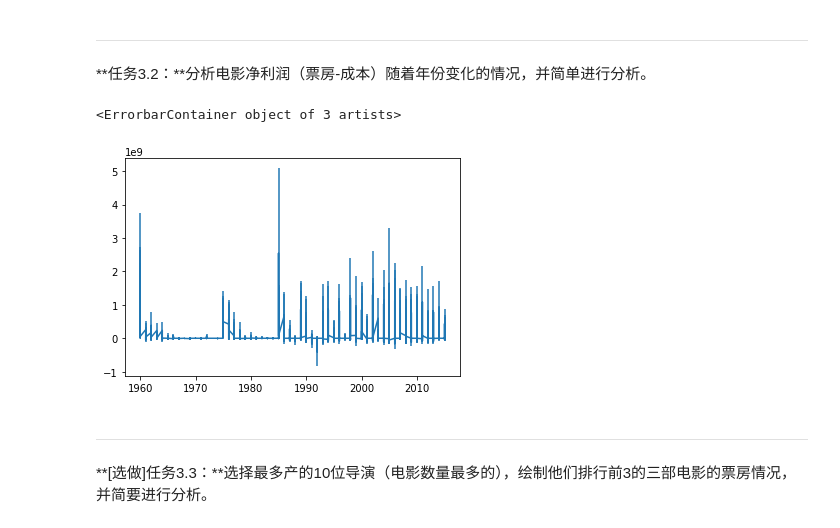
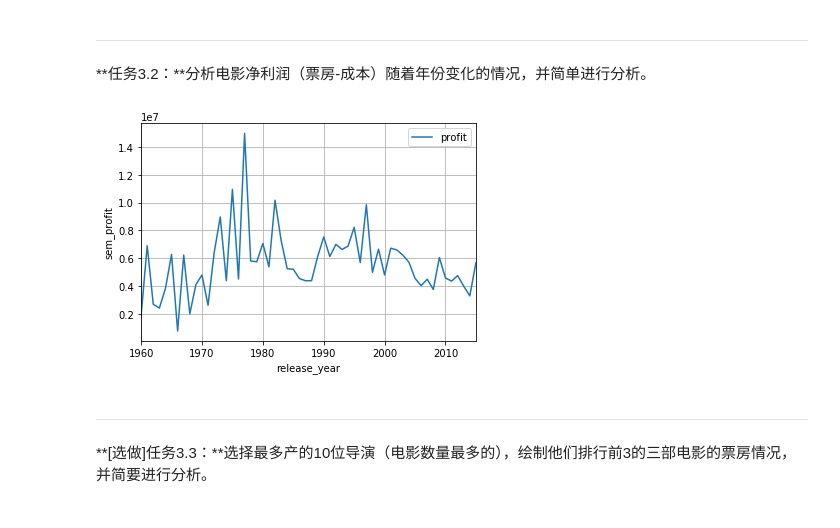
Before and after one commit to amorvos/AIPND-cn, a Jupyter notebook: P2_Explore_Movie_Dataset/Explore Movie Dataset.ipynb, the cells around one changed output. Drawn from its saved outputs; the diff is of its cells as text; code cells hidden in the pictures.

```diff
--- a/P2_Explore_Movie_Dataset/Explore Movie Dataset.ipynb
+++ b/P2_Explore_Movie_Dataset/Explore Movie Dataset.ipynb
@@ -222,12 +221,20 @@ plt.hist(data=pop_data, x='popularity')
 # %% [markdown]
 ---
 **任务3.2：**分析电影净利润（票房-成本）随着年份变化的情况，并简单进行分析。
-# %%
-y_means = movie_data['revenue'] - movie_data['budget']
-plt.errorbar(data = movie_data.sort_values('release_year'), x = 'release_year' , y = y_means, yerr = y_means)
-# %% [output]
-<ErrorbarContainer object of 3 artists>
-[figure, removed]
+# %%
+movie_data['profit'] = movie_data['revenue'] - movie_data['budget']
+movie_data.index = movie_data['release_year']
+new_array = movie_data.groupby('release_year', as_index=True)['profit'].sem()
+
+profit_data = pd.DataFrame(new_array)
+profit_data.plot()
+
+plt.xlabel('release_year')
+plt.ylabel('sem_profit')
+plt.grid(True)
+# 上个世纪80年代电影利润很好，近年来电影例如有所下滑
+# %% [output]
+[figure, added]
 # %% [markdown]
 ---
 
```
Also changed, not shown: parts of 5 cells of this notebook, 2 other files.
